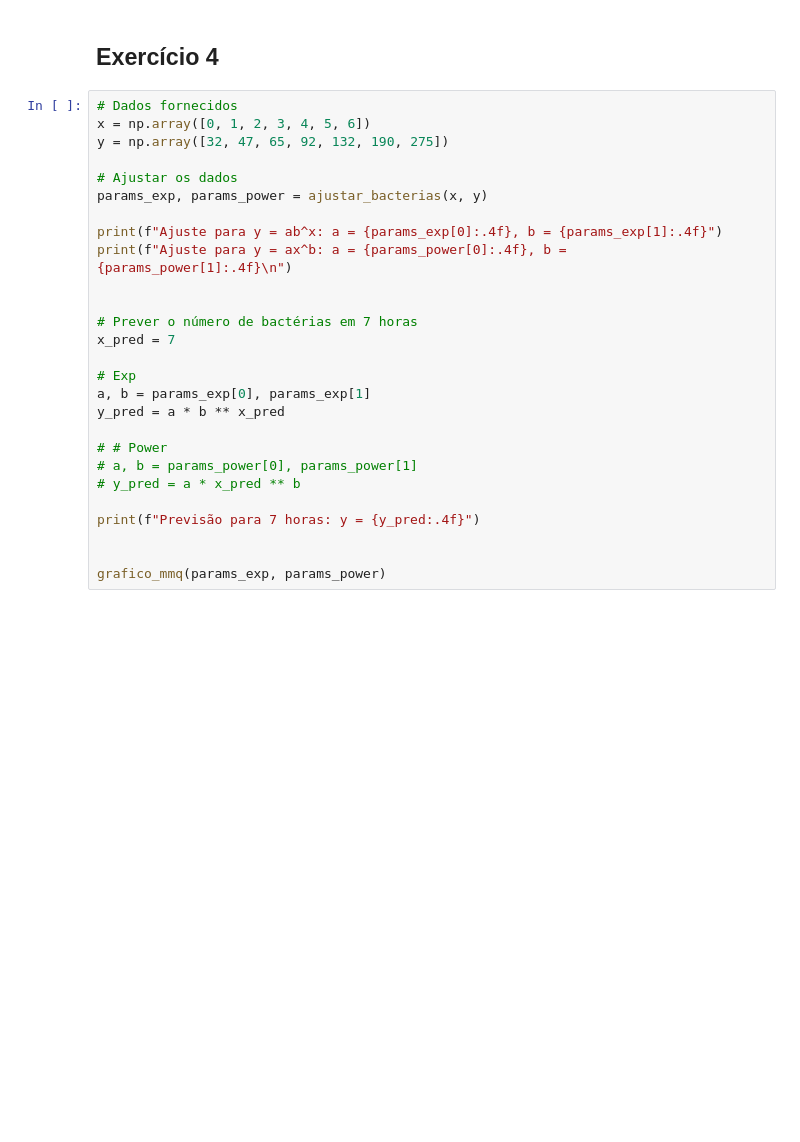
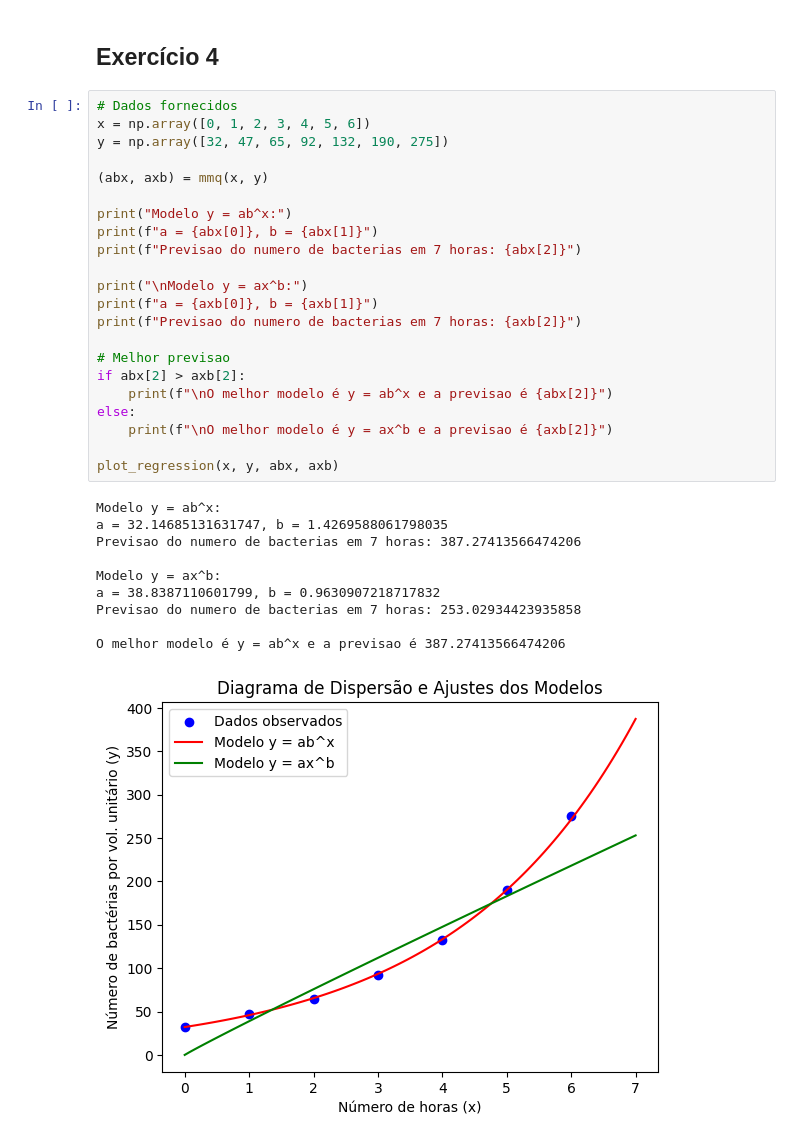
Before and after one commit to Thiago033/calculo-numerico, a Jupyter notebook: Relatorio3.ipynb, the cells around one changed output. Drawn from its saved outputs; the diff is of its cells as text; blank space fills up the shorter version.

```diff
--- a/Relatorio3.ipynb
+++ b/Relatorio3.ipynb
@@ -292,29 +395,35 @@ else:
 # %% [markdown]
 ## Exercício 4
-# %%
-# Dados fornecidos
-x = np.array([0, 1, 2, 3, 4, 5, 6])
-y = np.array([32, 47, 65, 92, 132, 190, 275])
-
-# Ajustar os dados
-params_exp, params_power = ajustar_bacterias(x, y)
-
-print(f"Ajuste para y = ab^x: a = {params_exp[0]:.4f}, b = {params_exp[1]:.4f}")
-print(f"Ajuste para y = ax^b: a = {params_power[0]:.4f}, b = {params_power[1]:.4f}\n")
-
-
-# Prever o número de bactérias em 7 horas
-x_pred = 7
-
-# Exp
-a, b = params_exp[0], params_exp[1]
-y_pred = a * b ** x_pred
-
-# # Power
-# a, b = params_power[0], params_power[1]
-# y_pred = a * x_pred ** b
-
-print(f"Previsão para 7 horas: y = {y_pred:.4f}")
-
-
-grafico_mmq(params_exp, params_power)
+# %%
+# Dados fornecidos
+x = np.array([0, 1, 2, 3, 4, 5, 6])
+y = np.array([32, 47, 65, 92, 132, 190, 275])
+
+(abx, axb) = mmq(x, y)
+
+print("Modelo y = ab^x:")
+print(f"a = {abx[0]}, b = {abx[1]}")
+print(f"Previsao do numero de bacterias em 7 horas: {abx[2]}")
+
+print("\nModelo y = ax^b:")
+print(f"a = {axb[0]}, b = {axb[1]}")
+print(f"Previsao do numero de bacterias em 7 horas: {axb[2]}")
+
+# Melhor previsao
+if abx[2] > axb[2]:
+    print(f"\nO melhor modelo é y = ab^x e a previsao é {abx[2]}")
+else:
+    print(f"\nO melhor modelo é y = ax^b e a previsao é {axb[2]}")
+
+plot_regression(x, y, abx, axb)
+# %% [output]
+Modelo y = ab^x:
+a = 32.14685131631747, b = 1.4269588061798035
+Previsao do numero de bacterias em 7 horas: 387.27413566474206
+
+Modelo y = ax^b:
+a = 38.8387110601799, b = 0.9630907218717832
+Previsao do numero de bacterias em 7 horas: 253.02934423935858
+
+O melhor modelo é y = ab^x e a previsao é 387.27413566474206
+[figure, added]
```
Also changed, not shown: parts of 17 cells of this notebook.
